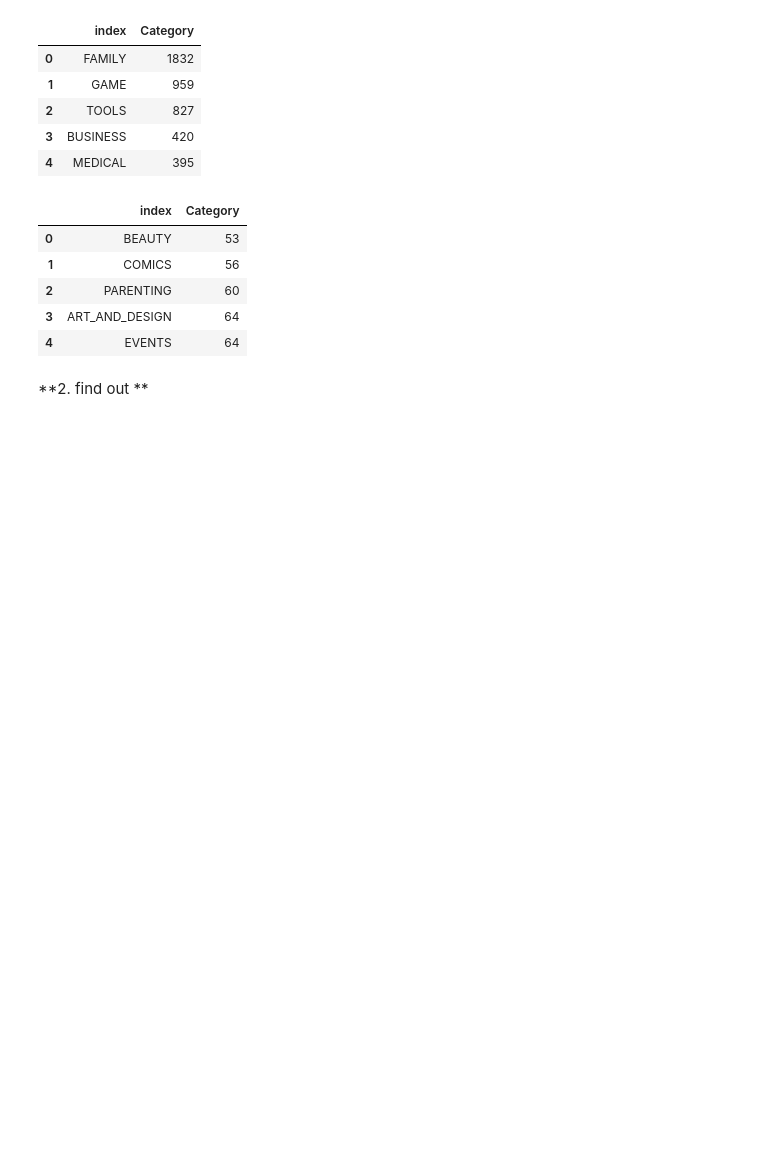
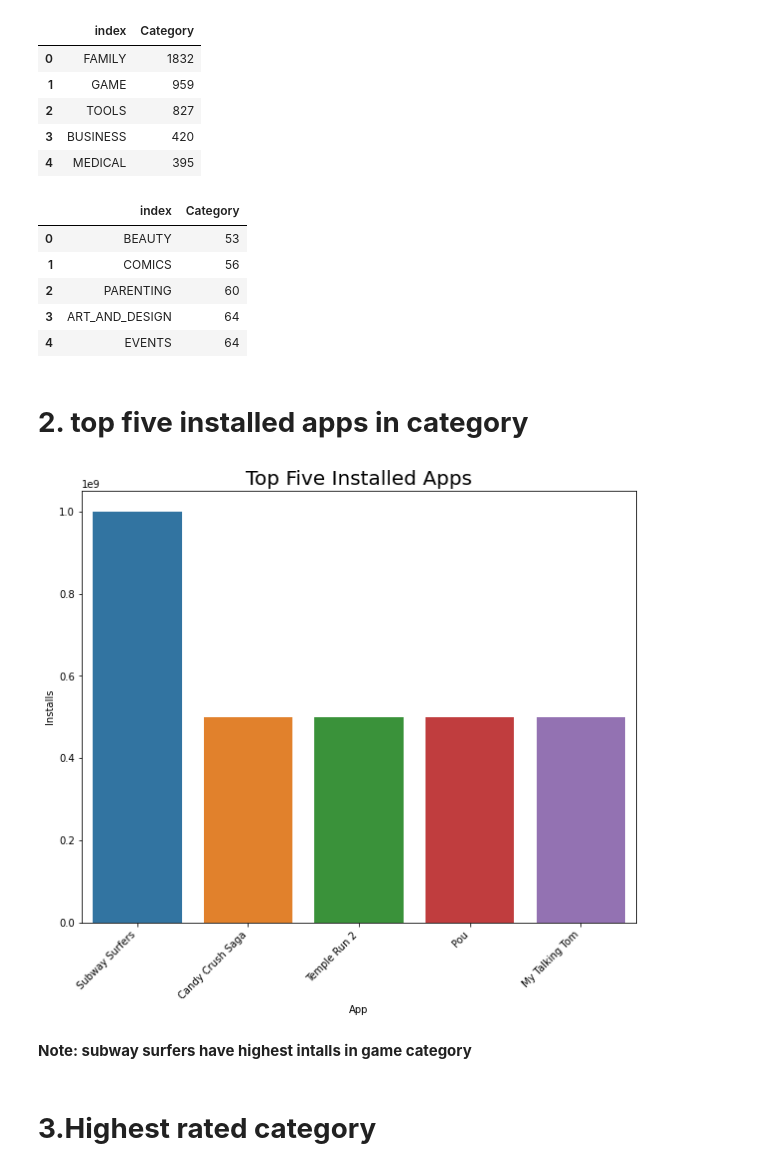
Before and after one commit to sarodeshreyash/Play-Store-App-Review-Analysis, a Jupyter notebook: Play_Store_App_Review_Analysis_Capstone_Project.ipynb, the cells around one changed output. Drawn from its saved outputs; the diff is of its cells as text; code cells hidden in the pictures; blank space fills up the shorter version.

```diff
--- a/Play_Store_App_Review_Analysis_Capstone_Project.ipynb
+++ b/Play_Store_App_Review_Analysis_Capstone_Project.ipynb
@@ -377,5 +395,27 @@ bottom_five_category
 | 2 | PARENTING | 60 |
 | 3 | ART_AND_DESIGN | 64 |
 | 4 | EVENTS | 64 |
-# %% [markdown]
-**2. find out **
+# %% [markdown]
+# **2. top five installed apps in category**
+# %%
+# create a function to get top five install apps in category
+def top5incategory(str):
+  '''This function takes category and return top 5 Installs apps from that category'''
+  str = str.upper()
+  top5 = df1[df1['Category'] == str]
+  top5apps = top5.sort_values(by='Installs', ascending=False).head()
+
+  plt.figure(figsize=(10,8))
+  plt.title('Top Five Installed Apps',size = 20);
+  graph = sns.barplot(x = top5apps.App, y = top5apps.Installs)
+  graph.set_xticklabels(graph.get_xticklabels(), rotation= 45, horizontalalignment='right');
+# %%
+# Check the function
+# Top fie install apps in game category
+top5incategory('game')
+# %% [output]
+[figure, added]
+# %% [markdown]
+**Note: subway surfers have highest intalls in game category**
+# %% [markdown]
+# **3.Highest rated category**
```
Also changed, not shown: parts of 54 cells of this notebook.
